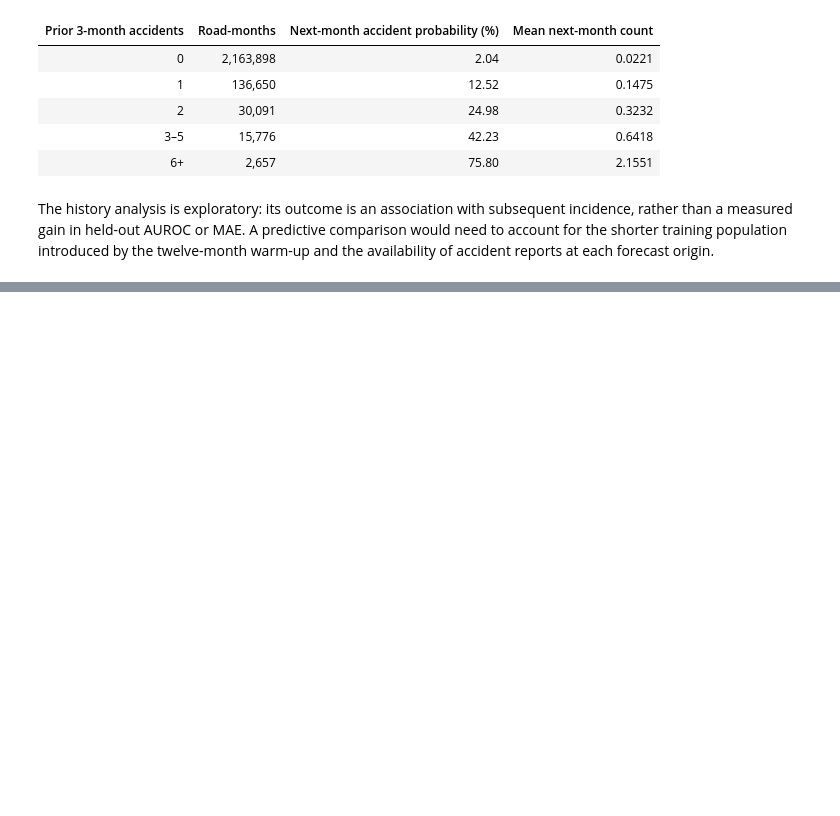
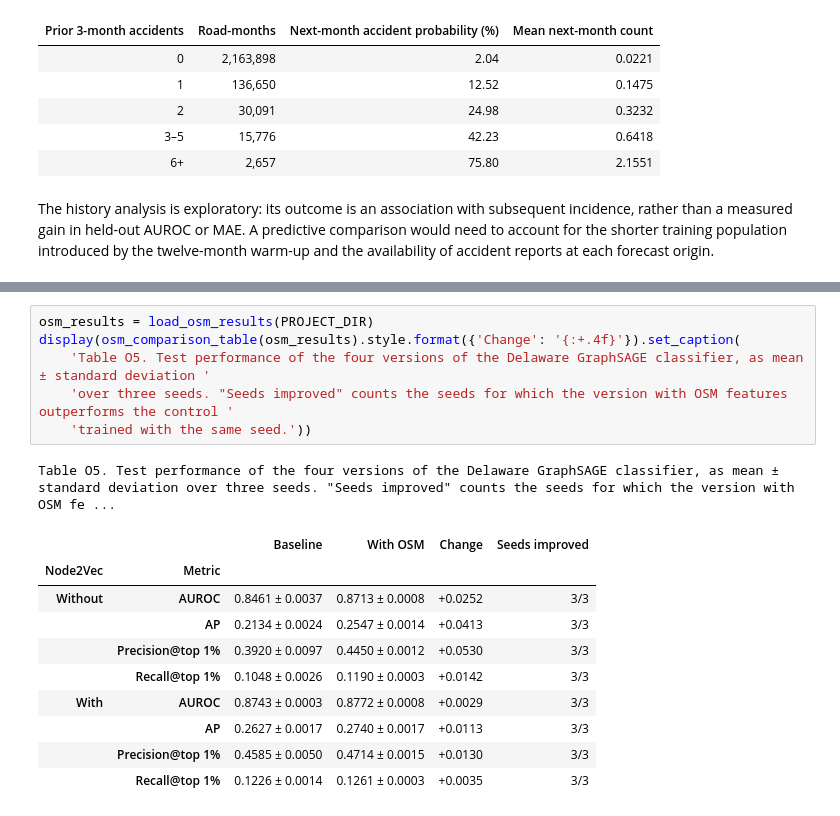
Before and after one commit to aaronteork/CS5284_GML, a Jupyter notebook: Final_Report.ipynb, the cells around one changed output, grey strips where cells are left out. Drawn from its saved outputs; the diff is of its cells as text; blank space fills up the shorter version.

```diff
--- a/Final_Report.ipynb
+++ b/Final_Report.ipynb
@@ -522,0 +553,18 @@ The history analysis is exploratory: its outcome is an association with subseque
+# %%
+osm_results = load_osm_results(PROJECT_DIR)
+display(osm_comparison_table(osm_results).style.format({'Change': '{:+.4f}'}).set_caption(
+    'Table O5. Test performance of the four versions of the Delaware GraphSAGE classifier, as mean ± standard deviation '
+    'over three seeds. "Seeds improved" counts the seeds for which the version with OSM features outperforms the control '
+    'trained with the same seed.'))
+# %% [output]
+Table O5. Test performance of the four versions of the Delaware GraphSAGE classifier, as mean ± standard deviation over three seeds. "Seeds improved" counts the seeds for which the version with OSM fe ...
+|  |  | Baseline | With OSM | Change | Seeds improved |
+| Node2Vec | Metric |  |  |  |  |
+| Without | AUROC | 0.8461 ± 0.0037 | 0.8713 ± 0.0008 | +0.0252 | 3/3 |
+|  | AP | 0.2134 ± 0.0024 | 0.2547 ± 0.0014 | +0.0413 | 3/3 |
+|  | Precision@top 1% | 0.3920 ± 0.0097 | 0.4450 ± 0.0012 | +0.0530 | 3/3 |
+|  | Recall@top 1% | 0.1048 ± 0.0026 | 0.1190 ± 0.0003 | +0.0142 | 3/3 |
+| With | AUROC | 0.8743 ± 0.0003 | 0.8772 ± 0.0008 | +0.0029 | 3/3 |
+|  | AP | 0.2627 ± 0.0017 | 0.2740 ± 0.0017 | +0.0113 | 3/3 |
+|  | Precision@top 1% | 0.4585 ± 0.0050 | 0.4714 ± 0.0015 | +0.0130 | 3/3 |
+|  | Recall@top 1% | 0.1226 ± 0.0014 | 0.1261 ± 0.0003 | +0.0035 | 3/3 |
```
Also changed, not shown: parts of 23 cells of this notebook, 43 other files.
